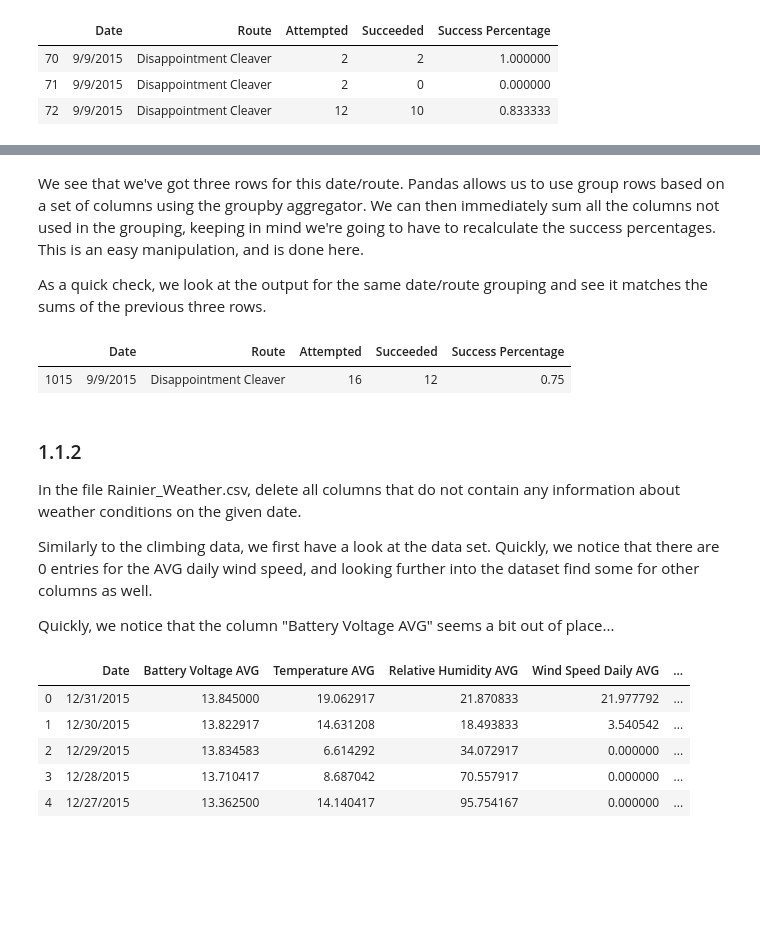
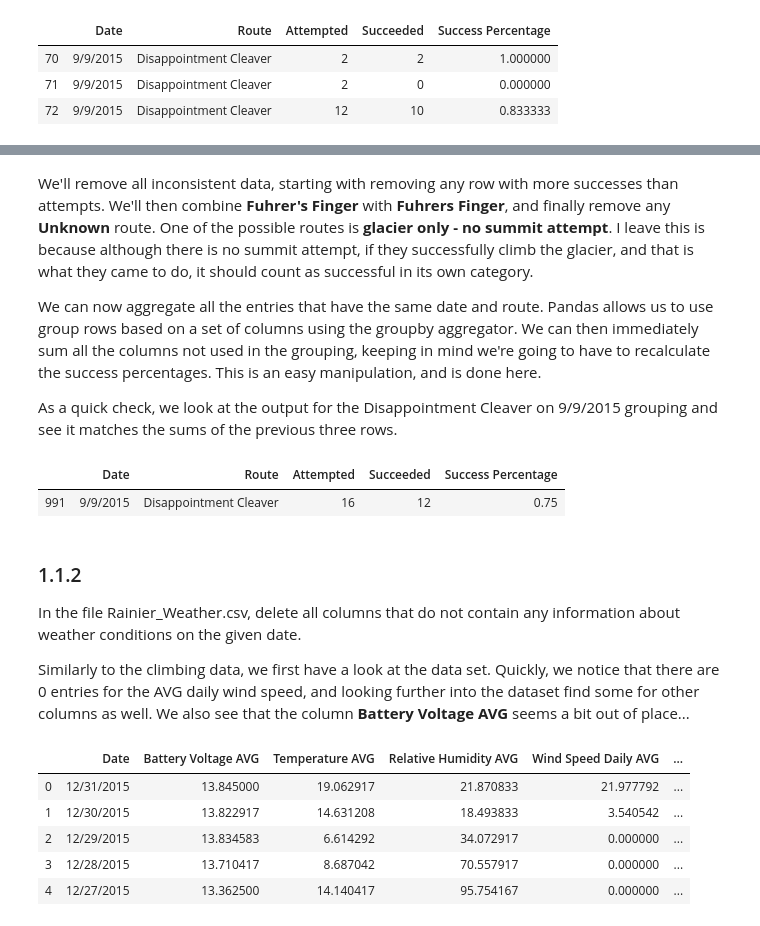
Before and after one commit to romdespoel/methodsDataScience1, a Jupyter notebook: cw1.ipynb, the cells around one changed output, grey strips where cells are left out. Cells and saved outputs as stored; diff of their text form; code cells hidden in the pictures; blank space fills up the shorter version.

```diff
--- a/cw1.ipynb
+++ b/cw1.ipynb
@@ -31,22 +62,26 @@ c_data[(c_data["Route"] == "Disappointment Cleaver") & (c_data["Date"] == "9/9/2
 # %% [markdown]
-We see that we've got three rows for this date/route. Pandas allows us to use group rows based on a set of columns using the groupby aggregator. We can then immediately sum all the columns not used in the grouping, keeping in mind we're going to have to recalculate the success percentages. This is an easy manipulation, and is done here.
+We'll remove all inconsistent data, starting with removing any row with more successes than attempts. We'll then combine **Fuhrer's Finger** with **Fuhrers Finger**, and finally remove any **Unknown** route. One of the possible routes is **glacier only - no summit attempt**. I leave this is because although there is no summit attempt, if they successfully climb the glacier, and that is what they came to do, it should count as successful in its own category.
 
-As a quick check, we look at the output for the same date/route grouping and see it matches the sums of the previous three rows.
+
+We can now aggregate all the entries that have the same date and route. Pandas allows us to use group rows based on a set of columns using the groupby aggregator. We can then immediately sum all the columns not used in the grouping, keeping in mind we're going to have to recalculate the success percentages. This is an easy manipulation, and is done here.
+
+As a quick check, we look at the output for the Disappointment Cleaver on 9/9/2015 grouping and see it matches the sums of the previous three rows.
 # %%
+c_data = c_data[c_data["Success Percentage"] <= 1]
+c_data.loc[c_data.Route == "Fuhrers Finger", "Route"] = "Fuhrer's Finger"
+c_data = c_data[c_data["Route"] != "Unknown"]
+
 c_data = c_data.groupby(["Date", "Route"]).sum().reset_index()
-#reset index to keep date and route as proper columns and not indices
 c_data["Success Percentage"] = c_data["Succeeded"]/c_data["Attempted"]
 c_data[(c_data["Route"] == "Disappointment Cleaver") & (c_data["Date"] == "9/9/2015")]
 # %% [output]
 |  | Date | Route | Attempted | Succeeded | Success Percentage |
-| 1015 | 9/9/2015 | Disappointment Cleaver | 16 | 12 | 0.75 |
+| 991 | 9/9/2015 | Disappointment Cleaver | 16 | 12 | 0.75 |
 # %% [markdown]
 ### 1.1.2
 In the file Rainier_Weather.csv, delete all columns that do not contain any information about weather conditions on the given date.
 
-Similarly to the climbing data, we first have a look at the data set. Quickly, we notice that there are 0 entries for the AVG daily wind speed, and looking further into the dataset find some for other columns as well.
-
-Quickly, we notice that the column "Battery Voltage AVG" seems a bit out of place...
+Similarly to the climbing data, we first have a look at the data set. Quickly, we notice that there are 0 entries for the AVG daily wind speed, and looking further into the dataset find some for other columns as well. We also see that the column **Battery Voltage AVG** seems a bit out of place...
 # %%
 w_data = pd.read_csv("Rainier_Weather.csv")
 w_data.head()
```
Also changed, not shown: parts of 38 cells of this notebook, 1 other file.
